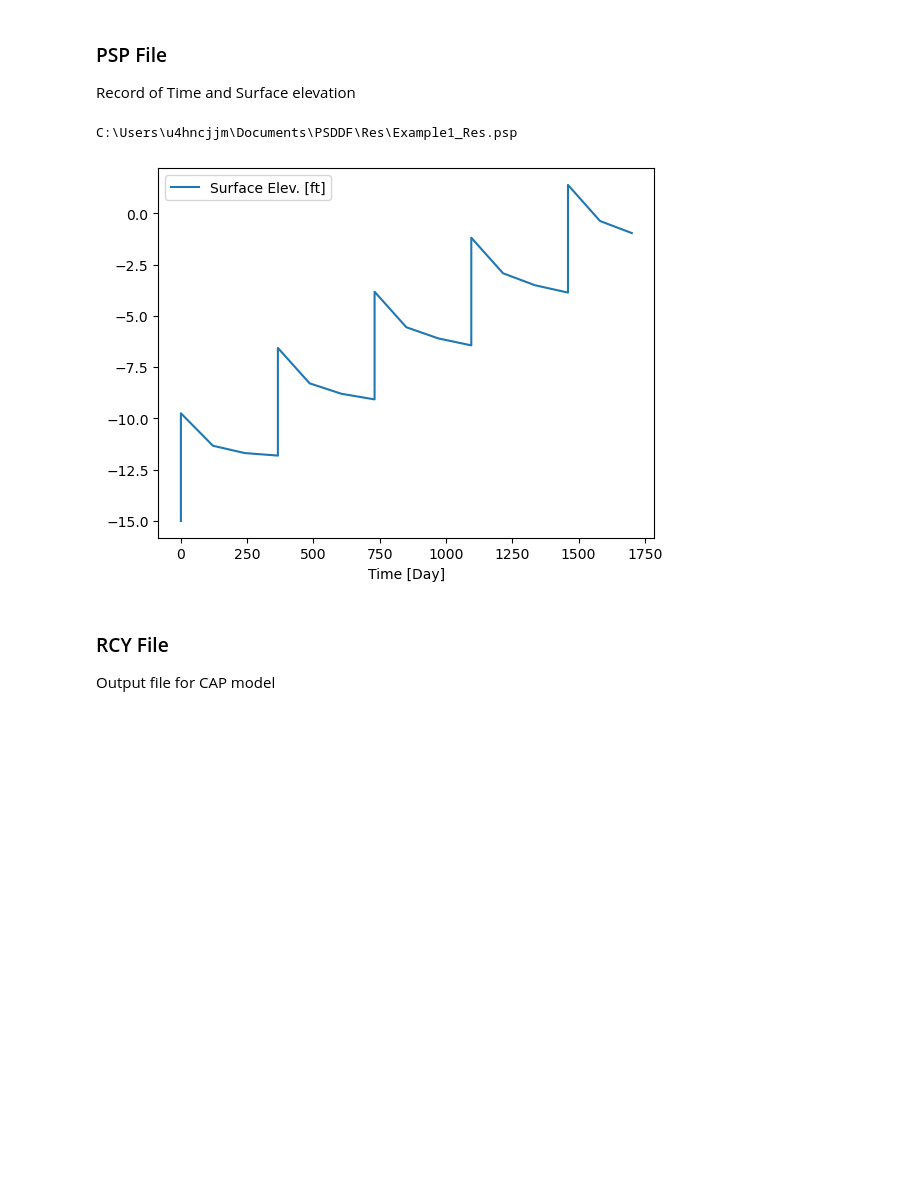
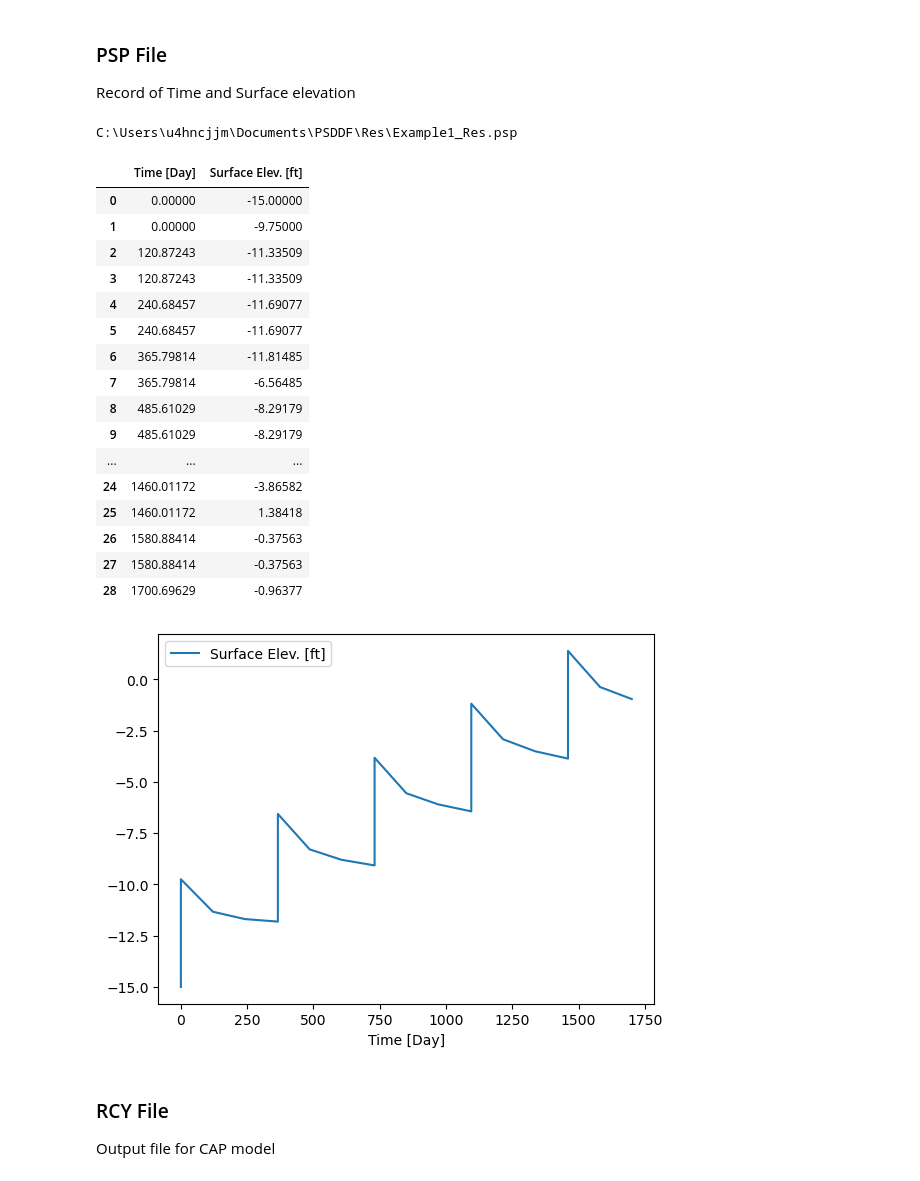
Before and after one commit to WaveHello/PSDDF-Pest_Testing, a Jupyter notebook: PSDDF_ResultVisual.ipynb, the cells around one changed output. Drawn from its saved outputs; the diff is of its cells as text; code cells hidden in the pictures; blank space fills up the shorter version.

```diff
--- a/PSDDF_ResultVisual.ipynb
+++ b/PSDDF_ResultVisual.ipynb
@@ -58,7 +58,7 @@ Output_FileName = "Example1_Res"
 
 # Collect array of files in folders
 Input_files = get_files_in_folder(Input_Dir)
-Output_Dir = get_files_in_folder(Output_Dir)
+Output_files = get_files_in_folder(Output_Dir)
 
 print(Input_files)
 # %% [output]
@@ -488,13 +488,30 @@ Record of Time and Surface elevation
 # %%
 PSP_FileDir = find_string(Output_files, ".psp")
 print(PSP_FileDir)
 PSP_df = pd.read_csv(PSP_FileDir, header=None, delim_whitespace=True)
 PSP_df.columns = ["Time [Day]", "Surface Elev. [ft]"]
-# display(PSP_df)
+display(PSP_df)
 PSP_df.plot(x = "Time [Day]", y = "Surface Elev. [ft]", kind = "line")
 plt.show()
 # %% [output]
 C:\Users\u4hncjjm\Documents\PSDDF\Res\Example1_Res.psp
+|  | Time [Day] | Surface Elev. [ft] |
+| 0 | 0.00000 | -15.00000 |
+| 1 | 0.00000 | -9.75000 |
+| 2 | 120.87243 | -11.33509 |
+| 3 | 120.87243 | -11.33509 |
+| 4 | 240.68457 | -11.69077 |
+| 5 | 240.68457 | -11.69077 |
+| 6 | 365.79814 | -11.81485 |
+| 7 | 365.79814 | -6.56485 |
+| 8 | 485.61029 | -8.29179 |
+| 9 | 485.61029 | -8.29179 |
+| ... | ... | ... |
+| 24 | 1460.01172 | -3.86582 |
+| 25 | 1460.01172 | 1.38418 |
+| 26 | 1580.88414 | -0.37563 |
+| 27 | 1580.88414 | -0.37563 |
+| 28 | 1700.69629 | -0.96377 |
 [figure]
 # %% [markdown]
 ### RCY File
```
Also changed, not shown: parts of 2 cells of this notebook, 1 other file.
